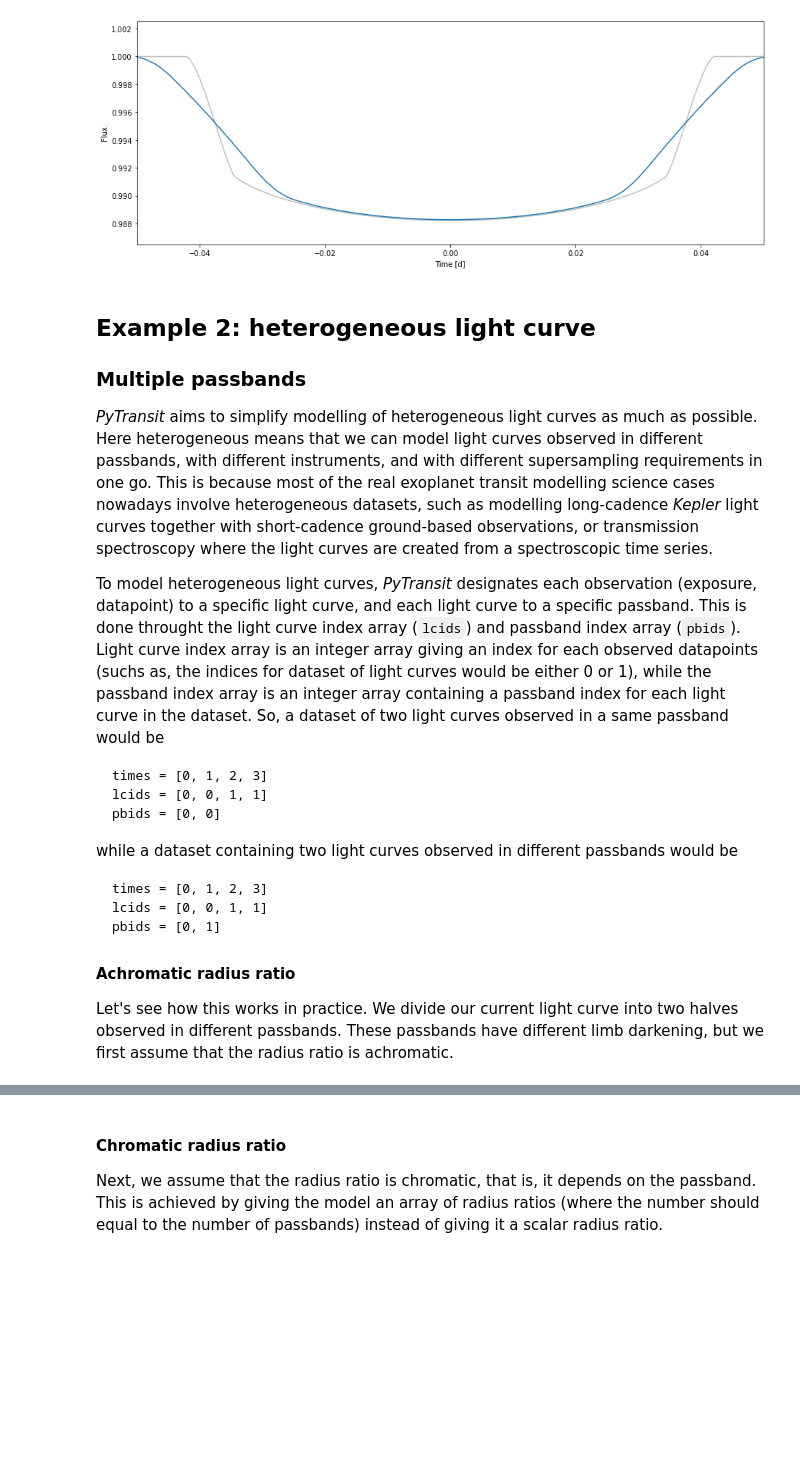
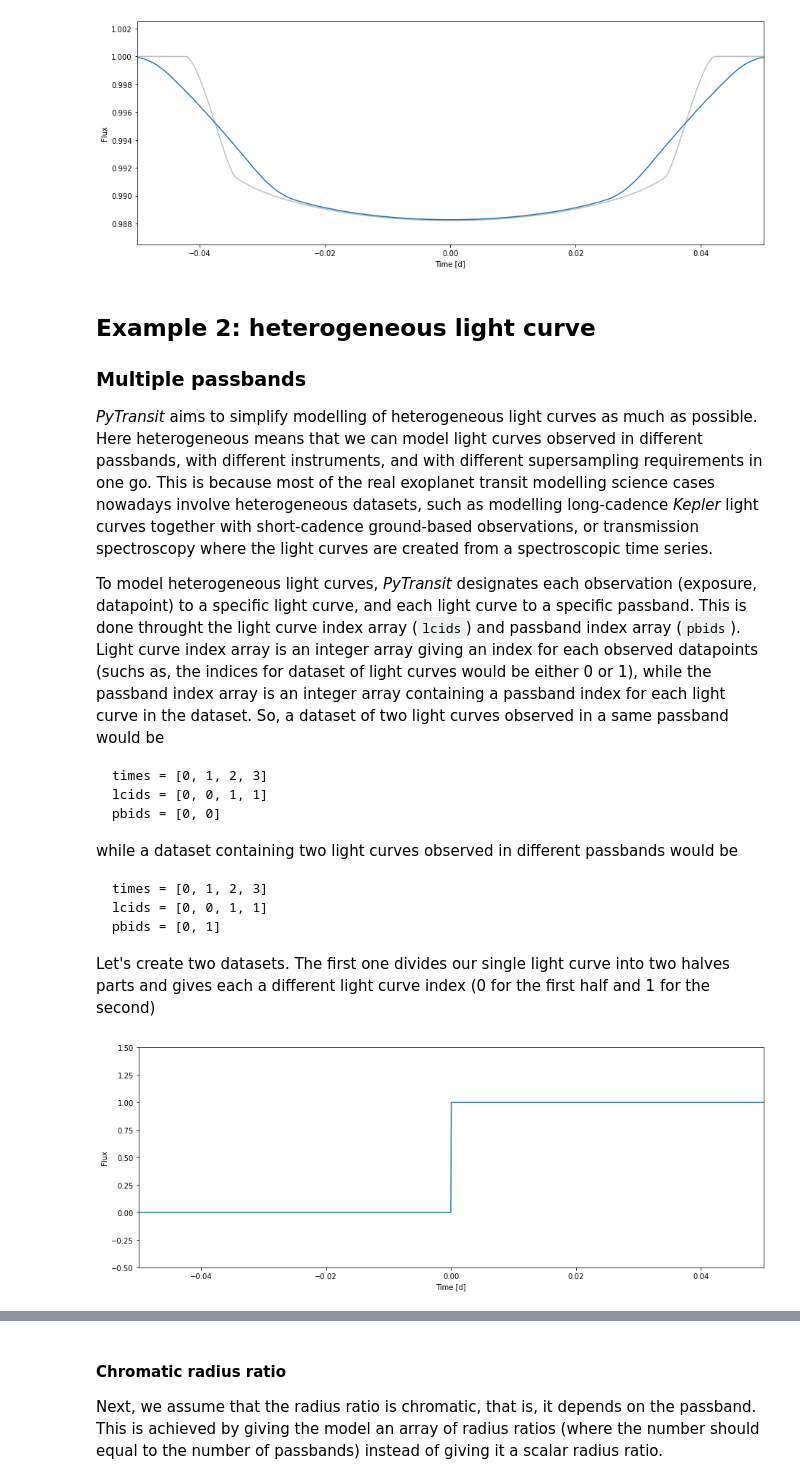
Before and after one commit to hpparvi/PyTransit, a Jupyter notebook: notebooks/swift/swift_model_example_1.ipynb, the cells around one changed output, grey strips where cells are left out. Saved outputs shown, nothing was run; the diff lists cells and outputs as text; code cells hidden in the pictures; blank space fills up the shorter version.

```diff
--- a/notebooks/swift/swift_model_example_1.ipynb
+++ b/notebooks/swift/swift_model_example_1.ipynb
@@ -120,11 +120,11 @@ while a dataset containing two light curves observed in different passbands woul
     lcids = [0, 0, 1, 1]
     pbids = [0, 1]
 
-
-#### Achromatic radius ratio
-
-Let's see how this works in practice. We divide our current light curve into two halves observed in different passbands. These passbands have different limb darkening, but we first assume that the radius ratio is achromatic.
+Let's create two datasets. The first one divides our single light curve into two halves parts and gives each a different light curve index (0 for the first half and 1 for the second)
 # %%
-lcids = zeros(time.size, int)
-lcids[time.size//2:] = 1
-pbids = [0, 1]
+lcids1 = zeros(time.size, int)
+lcids1[time.size//2:] = 1
+# %%
+plot_lc(time, lcids1, ylim=(-0.5, 1.5));
+# %% [output]
+[figure, added]
```
Also changed, not shown: parts of 24 cells of this notebook.
